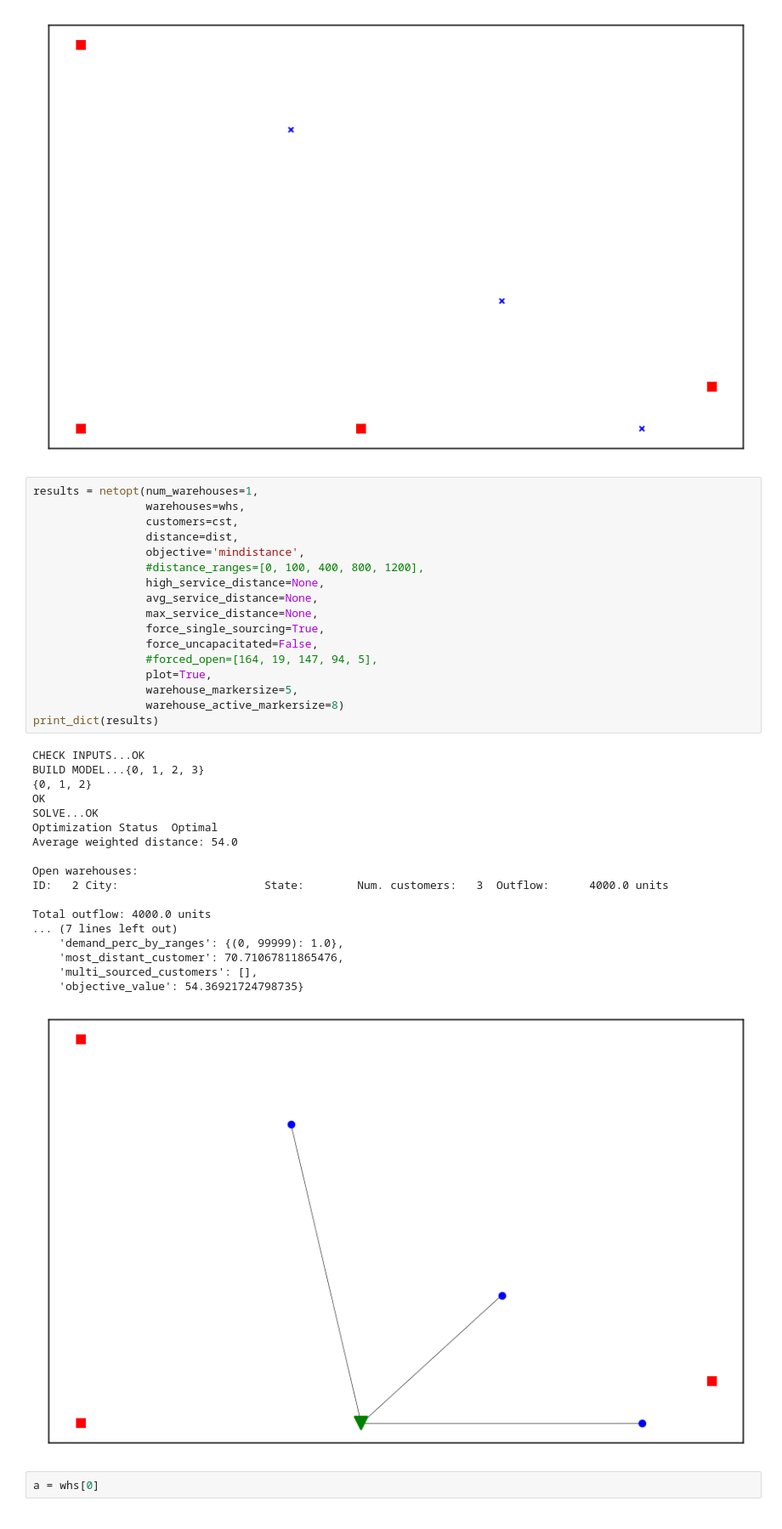
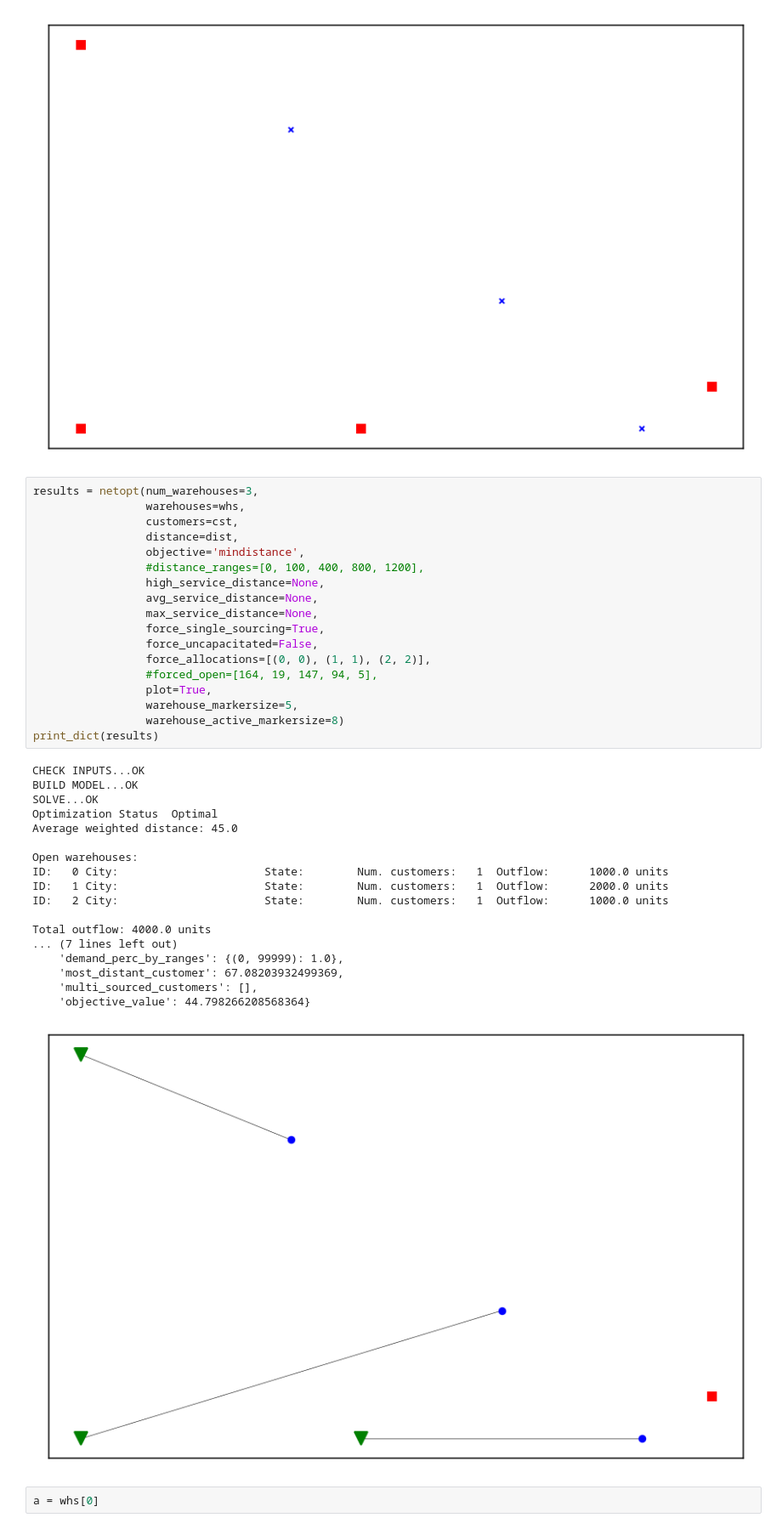
Before and after one commit to ropinotex/network_optimization, a Jupyter notebook: Netopt.ipynb, the cells around one changed output. Shown at 85% size. Cells and saved outputs as stored; diff of their text form.

Commit message:
modified:   Netopt.ipynb 	modified:   data_structures.py 	modified:   netopt.py Add force_allocation

```diff
--- a/Netopt.ipynb
+++ b/Netopt.ipynb
@@ -99,41 +107,42 @@ plot_map(warehouses=whs,
 # %% [output]
 [figure]
 # %%
-results = netopt(num_warehouses=1,
+results = netopt(num_warehouses=3,
                  warehouses=whs,
                  customers=cst,
                  distance=dist,
                  objective='mindistance',
                  #distance_ranges=[0, 100, 400, 800, 1200],
                  high_service_distance=None,
                  avg_service_distance=None,
                  max_service_distance=None,
                  force_single_sourcing=True,
                  force_uncapacitated=False,
+                 force_allocations=[(0, 0), (1, 1), (2, 2)],
                  #forced_open=[164, 19, 147, 94, 5],
                  plot=True,
                  warehouse_markersize=5,
                  warehouse_active_markersize=8)
 print_dict(results)
 # %% [output]
 CHECK INPUTS...OK
-BUILD MODEL...{0, 1, 2, 3}
-{0, 1, 2}
-OK
+BUILD MODEL...OK
 SOLVE...OK
 Optimization Status  Optimal
-Average weighted distance: 54.0
+Average weighted distance: 45.0
 
 Open warehouses:
-ID:   2 City:                      State:        Num. customers:   3  Outflow:      4000.0 units
+ID:   0 City:                      State:        Num. customers:   1  Outflow:      1000.0 units
+ID:   1 City:                      State:        Num. customers:   1  Outflow:      2000.0 units
+ID:   2 City:                      State:        Num. customers:   1  Outflow:      1000.0 units
 
 Total outflow: 4000.0 units
 ... (7 lines left out)
     'demand_perc_by_ranges': {(0, 99999): 1.0},
-    'most_distant_customer': 70.71067811865476,
+    'most_distant_customer': 67.08203932499369,
     'multi_sourced_customers': [],
-    'objective_value': 54.36921724798735}
+    'objective_value': 44.798266208568364}
-[figure, old version]
+[figure, new version]
 # %%
 a = whs[0]
 # %%
```
Also changed, not shown: parts of 2 cells of this notebook, 2 other files.
